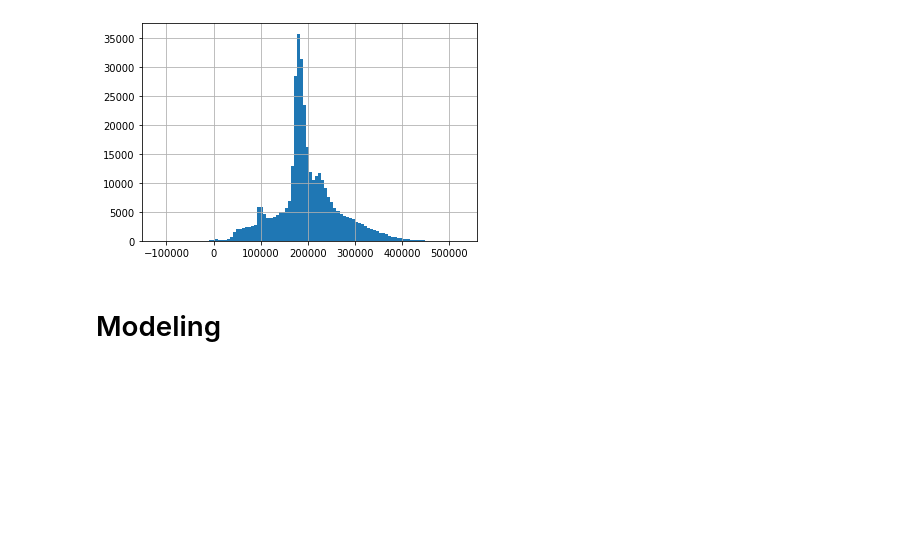
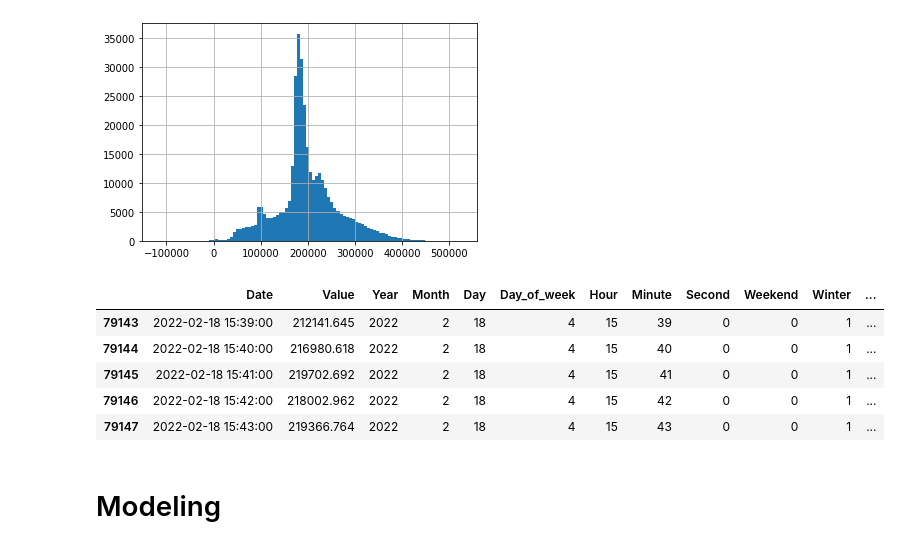
Before and after one commit to cojre/ml-project-2-stockdataholm, a Jupyter notebook: main.ipynb, the cells around one changed output. Drawn from its saved outputs; the diff is of its cells as text; code cells hidden in the pictures; blank space fills up the shorter version.

```diff
--- a/main.ipynb
+++ b/main.ipynb
@@ -351,6 +363,15 @@ df['Normalized'].hist(bins=100)
 # %% [output]
 <AxesSubplot:>
 [figure]
+# %%
+df.head()
+# %% [output]
+|  | Date | Value | Year | Month | Day | Day_of_week | Hour | Minute | Second | Weekend | Winter | ... |
+| 79143 | 2022-02-18 15:39:00 | 212141.645 | 2022 | 2 | 18 | 4 | 15 | 39 | 0 | 0 | 1 | ... |
+| 79144 | 2022-02-18 15:40:00 | 216980.618 | 2022 | 2 | 18 | 4 | 15 | 40 | 0 | 0 | 1 | ... |
+| 79145 | 2022-02-18 15:41:00 | 219702.692 | 2022 | 2 | 18 | 4 | 15 | 41 | 0 | 0 | 1 | ... |
+| 79146 | 2022-02-18 15:42:00 | 218002.962 | 2022 | 2 | 18 | 4 | 15 | 42 | 0 | 0 | 1 | ... |
+| 79147 | 2022-02-18 15:43:00 | 219366.764 | 2022 | 2 | 18 | 4 | 15 | 43 | 0 | 0 | 1 | ... |
 # %% [markdown]
 # Modeling
 # %%
```
Also changed, not shown: parts of 7 cells of this notebook.
